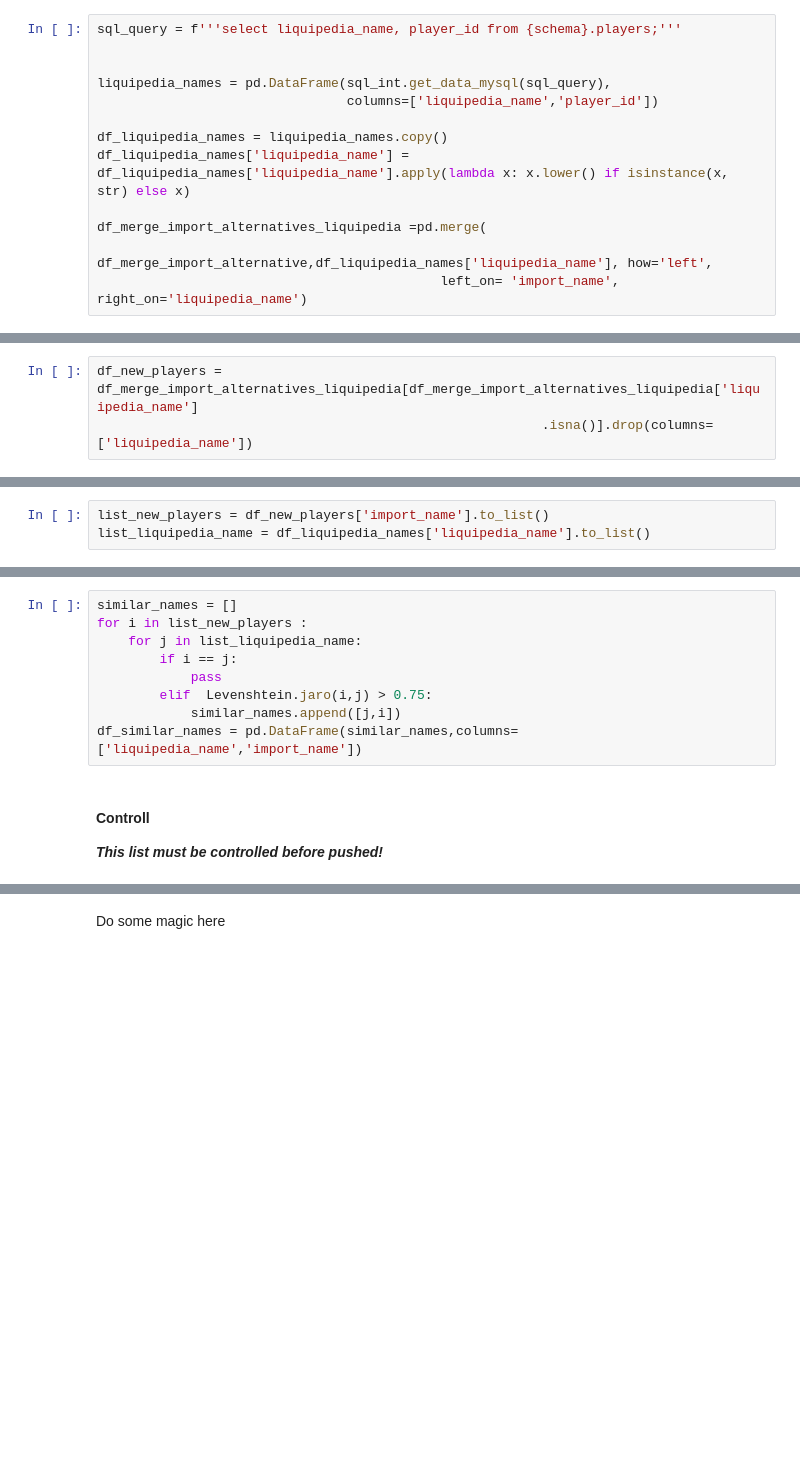
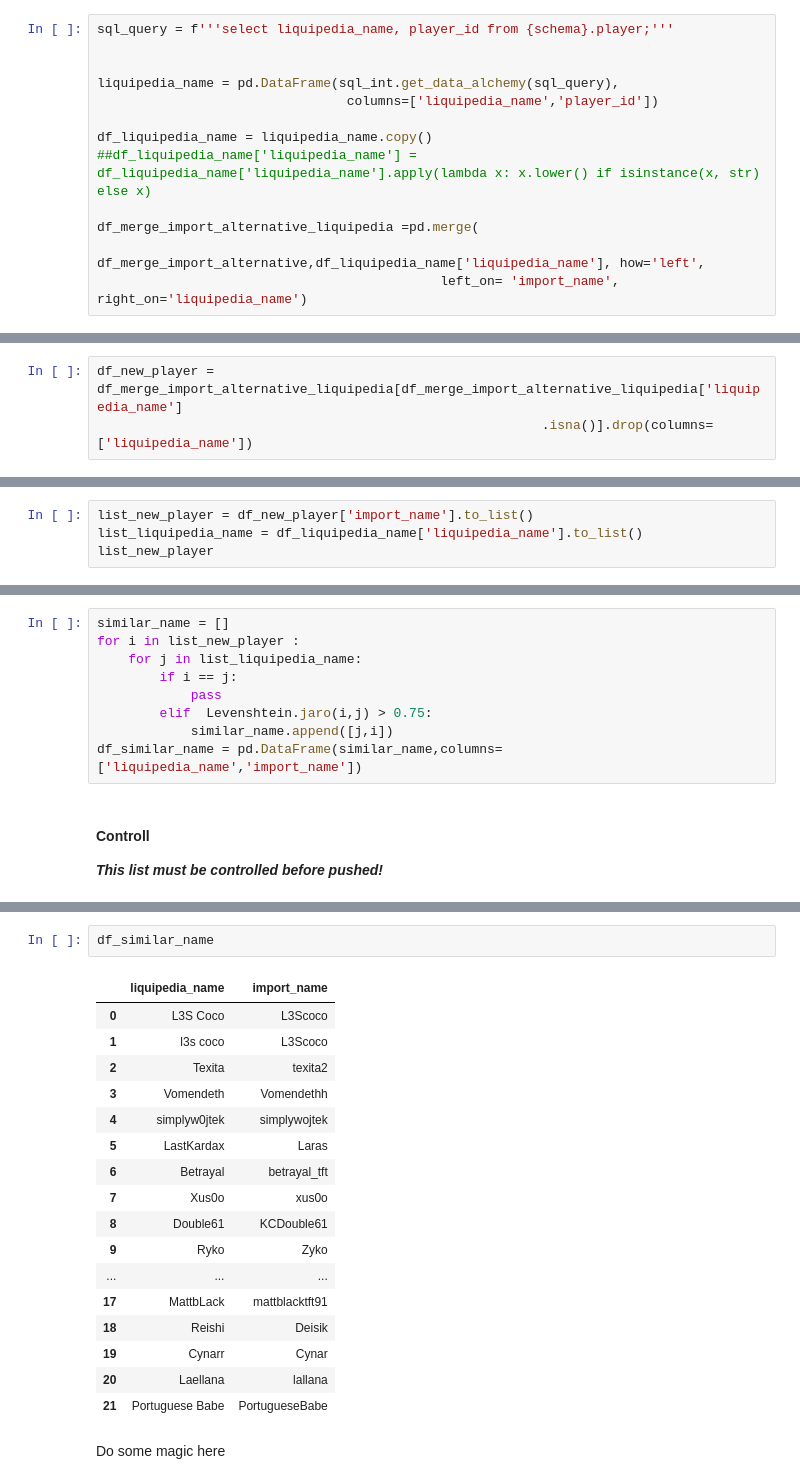
Before and after one commit to Numb2r3/tft_Tables, a Jupyter notebook: files_manipulation/player_list.ipynb, the cells around one changed output, grey strips where cells are left out. Drawn from its saved outputs; the diff is of its cells as text; blank space fills up the shorter version.

```diff
--- a/files_manipulation/player_list.ipynb
+++ b/files_manipulation/player_list.ipynb
@@ -71,25 +85,26 @@ df_merge_import_alternative[df_merge_import_alternative.duplicated(keep= False,
 # %% [markdown]
 ## Search Names in *players*
 # %%
-sql_query = f'''select liquipedia_name, player_id from {schema}.players;'''
+sql_query = f'''select liquipedia_name, player_id from {schema}.player;'''
 
 
-liquipedia_names = pd.DataFrame(sql_int.get_data_mysql(sql_query),
+liquipedia_name = pd.DataFrame(sql_int.get_data_alchemy(sql_query),
                                 columns=['liquipedia_name','player_id'])
 
-df_liquipedia_names = liquipedia_names.copy()
-df_liquipedia_names['liquipedia_name'] = df_liquipedia_names['liquipedia_name'].apply(lambda x: x.lower() if isinstance(x, str) else x)
+df_liquipedia_name = liquipedia_name.copy()
+##df_liquipedia_name['liquipedia_name'] = df_liquipedia_name['liquipedia_name'].apply(lambda x: x.lower() if isinstance(x, str) else x)
 
-df_merge_import_alternatives_liquipedia =pd.merge(
-                                            df_merge_import_alternative,df_liquipedia_names['liquipedia_name'], how='left',
+df_merge_import_alternative_liquipedia =pd.merge(
+                                            df_merge_import_alternative,df_liquipedia_name['liquipedia_name'], how='left',
                                             left_on= 'import_name', right_on='liquipedia_name')
 # %% [markdown]
 df_new_players are all players we put in over our names_list, which arn't in *players*
 # %%
-df_new_players = df_merge_import_alternatives_liquipedia[df_merge_import_alternatives_liquipedia['liquipedia_name']
+df_new_player = df_merge_import_alternative_liquipedia[df_merge_import_alternative_liquipedia['liquipedia_name']
                                                          .isna()].drop(columns=['liquipedia_name'])
 # %% [markdown]
 ## Push new Names to *alternative_names*
 # %%
-list_new_players = df_new_players['import_name'].to_list()
-list_liquipedia_name = df_liquipedia_names['liquipedia_name'].to_list()
+list_new_player = df_new_player['import_name'].to_list()
+list_liquipedia_name = df_liquipedia_name['liquipedia_name'].to_list()
+list_new_player
@@ -100,14 +111,14 @@ list_new_players
 # %% [markdown]
  Check similarity
 # %%
-similar_names = []
-for i in list_new_players :
+similar_name = []
+for i in list_new_player :
     for j in list_liquipedia_name:
         if i == j:
             pass
         elif  Levenshtein.jaro(i,j) > 0.75:
-            similar_names.append([j,i])
-df_similar_names = pd.DataFrame(similar_names,columns=['liquipedia_name','import_name'])
+            similar_name.append([j,i])
+df_similar_name = pd.DataFrame(similar_name,columns=['liquipedia_name','import_name'])
 # %% [markdown]
 #### Controll
 ***This list must be controlled before pushed!***
@@ -118,3 +125,23 @@ df_similar_names
+# %%
+df_similar_name
+# %% [output]
+|  | liquipedia_name | import_name |
+| 0 | L3S Coco | L3Scoco |
+| 1 | l3s coco | L3Scoco |
+| 2 | Texita | texita2 |
+| 3 | Vomendeth | Vomendethh |
+| 4 | simplyw0jtek | simplywojtek |
+| 5 | LastKardax | Laras |
+| 6 | Betrayal | betrayal_tft |
+| 7 | Xus0o | xus0o |
+| 8 | Double61 | KCDouble61 |
+| 9 | Ryko | Zyko |
+| ... | ... | ... |
+| 17 | MattbLack | mattblacktft91 |
+| 18 | Reishi | Deisik |
+| 19 | Cynarr | Cynar |
+| 20 | Laellana | lallana |
+| 21 | Portuguese Babe | PortugueseBabe |
 # %% [markdown]
 Do some magic here
 # %%
```
Also changed, not shown: parts of 24 cells of this notebook, 5 other files.
